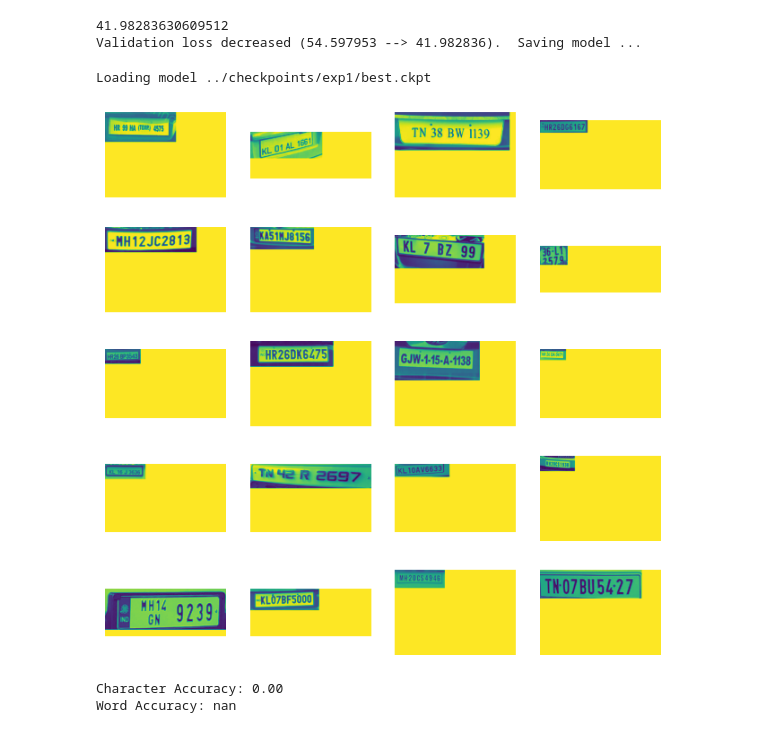
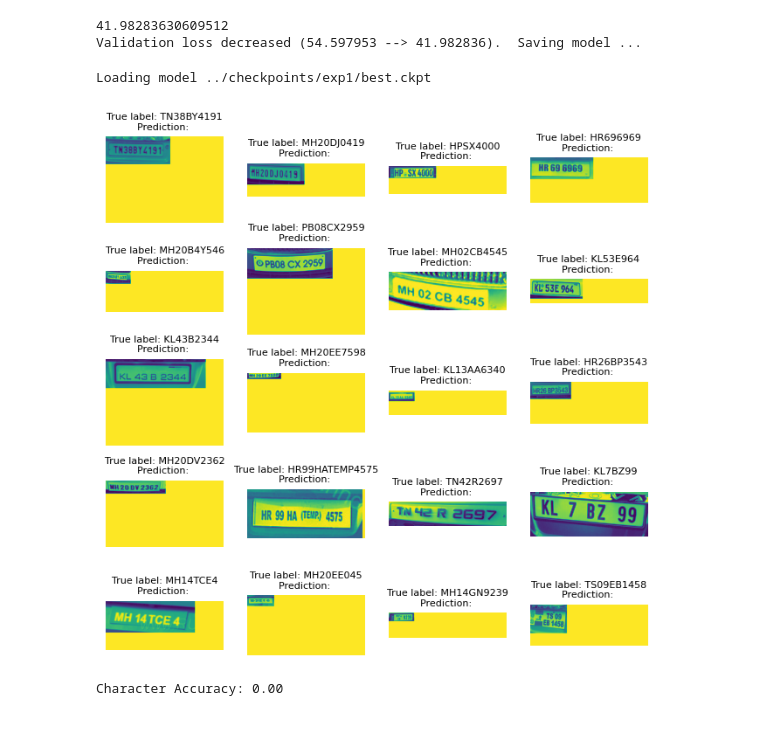
Before and after one commit to TomBladsjo/Assignment-1-LT2326, a Jupyter notebook: notebooks/ocr.ipynb, the cells around one changed output. Drawn from its saved outputs; the diff is of its cells as text; code cells hidden in the pictures.

```diff
--- a/notebooks/ocr.ipynb
+++ b/notebooks/ocr.ipynb
@@ -634,11 +632,28 @@ Validation loss decreased (54.597953 --> 41.982836).  Saving model ...
 # %%
 import matplotlib.pyplot as plt
 from torchvision.utils import make_grid
+# %%
+from textdistance import levenshtein as lev
+
+def char_accuracy(pair):
+    prediction, truth = pair
+    edit_dist = lev.distance(prediction, truth)
+    gt_length = len(truth)
+    fraction = 0
+    if gt_length != 0:
+        fraction = edit_dist / gt_length
+
+    percent = fraction * 100
+    if 100.0 - percent < 0:
+        return 0.0
+    else:
+        return 100.0 - percent
 # %%
 device = torch.device("cuda:0" if torch.cuda.is_available() else "cpu")
+
 def get_accuracy(args):
-    loader = torch.utils.data.DataLoader(args['data'],
-                batch_size=args['batch_size'],
+    loader = torch.utils.data.DataLoader(args['data_val'],
+                batch_size=4,
                 collate_fn=args['collate_fn'])
     model = args['model']
     model.eval()
@@ -655,6 +670,7 @@ def get_accuracy(args):
         logits = logits.contiguous().cpu()
         T, B, H = logits.size()
         pred_sizes = torch.LongTensor([T for i in range(B)])
+        # exclude_blank = logits[:,:,1:] # only predicted blank, so i tried to exclude that. Didn't much improve the result.
         probs, pos = logits.max(2)
         pos = pos.transpose(1, 0).contiguous().view(-1)
         sim_preds = converter.decode(pos.data, pred_sizes.data, raw=False)
@@ -664,38 +680,36 @@ def get_accuracy(args):
     fig=plt.figure(figsize=(8, 8))
     columns = 4
     rows = 5
-    pairs = list(zip(images, predictions))
-    indices = np.random.permutation(len(pairs))
+    #pairs = list(zip(images, predictions))
+    indices = np.random.permutation(len(images))
     for i in range(1, columns*rows +1):
         img = images[indices[i]]
         img = (img - img.min())/(img.max() - img.min())
         img = np.array(img.cpu() * 255.0, dtype=np.uint8)
         fig.add_subplot(rows, columns, i)
-        plt.title(predictions[indices[i]])
+        plt.title('True label: '+labels[indices[i]]+'\nPrediction: '+predictions[indices[i]], fontsize=8)
         plt.axis('off')
         plt.imshow(img)
     plt.show()
-    ca = np.mean((list(map(evaluator.char_accuracy, list(zip(predictions, labels))))))
-    wa = np.mean((list(map(evaluator.word_accuracy_line, list(zip(predictions, labels))))))
-    return ca, wa
+    acc = np.mean((list(map(char_accuracy, list(zip(predictions, labels))))))
+    return acc
 # %%
 # args['imgdir'] = 'test'
 args['data'] = args['data_val']
 resume_file = os.path.join(args['save_dir'], args['name'], 'best.ckpt')
 if os.path.isfile(resume_file):
     print('Loading model %s'%resume_file)
     checkpoint = torch.load(resume_file)
-    state_dict = {key.lstrip('module.'): value for key, value in checkpoint['state_dict'].items()}
+    state_dict = {key.lstrip('module.'): value for key, value in checkpoint['state_dict'].items()} # this is a bit hacky but the quickest way to solve the problem
     model.load_state_dict(state_dict)
     model.to(device)
     args['model'] = model
-    ca, wa = get_accuracy(args)
-    print("Character Accuracy: %.2f\nWord Accuracy: %.2f"%(ca, wa))
+    acc = get_accuracy(args)
+    print("Character Accuracy: %.2f"%(acc))
 else:
     print("=> no checkpoint found at '{}'".format(os.path.join(args['save_dir'], args['name'])))
     print('Exiting')
 # %% [output]
 Loading model ../checkpoints/exp1/best.ckpt
-[figure, old version]
+[figure, new version]
 Character Accuracy: 0.00
-Word Accuracy: nan
```
Also changed, not shown: parts of 2 cells of this notebook, 8 other files.
